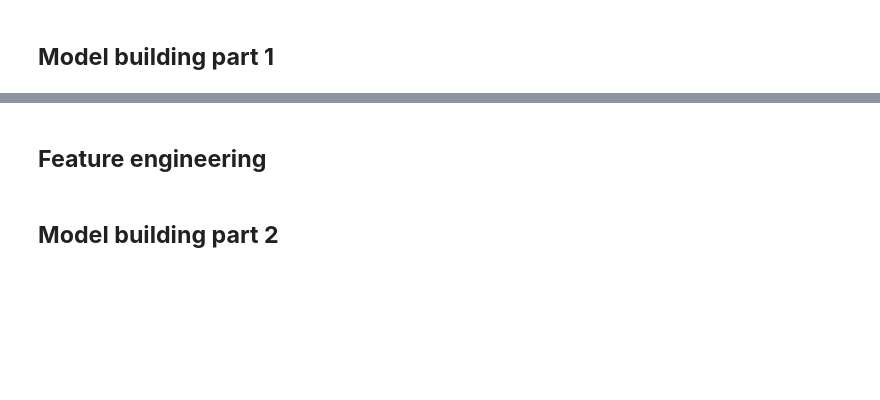
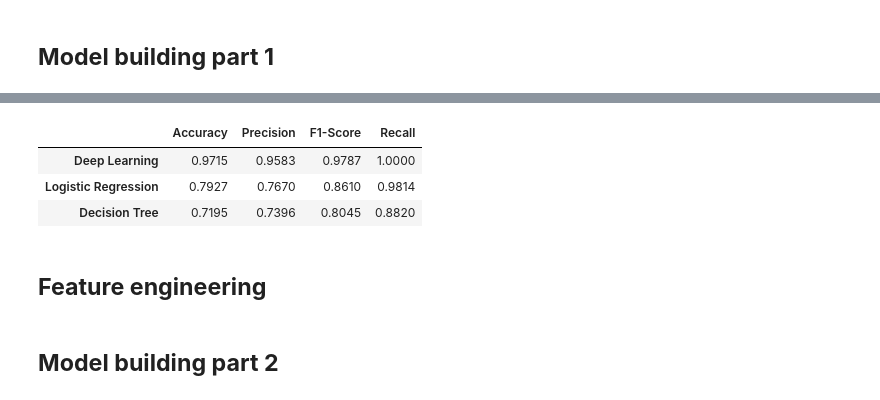
Before and after one commit to MichaelPautz28/Machine-Learning-382-IT-Course, a Jupyter notebook: modeling.ipynb, the cells around one changed output, grey strips where cells are left out. Cells and saved outputs as stored; diff of their text form; code cells hidden in the pictures; blank space fills up the shorter version.

Commit message:
Evaluation and Deep model 1

```diff
--- a/modeling.ipynb
+++ b/modeling.ipynb
@@ -355,0 +408,20 @@ for col in cat_col:
+# %%
+# Model building and fitting
+regression_Model = make_pipeline(
+    OneHotEncoder(use_cat_names=True),
+    LogisticRegression(max_iter=2500)
+)
+regression_Model.fit(x_Train, y_Train)
+
+# Display accuracy scores
+lr_train_acc = regression_Model.score(x_Train, y_Train)
+lr_val_acc = regression_Model.score(x_Val, y_Val)
+print("Logistic Regression training accuracy:", lr_train_acc)
+print("Logistic Regression validation accuracy:", lr_val_acc)
+
+y_val_pred_reg = regression_Model.predict(x_Val)
+
+accuracy_scores.append(accuracy_score(y_Val, y_val_pred_reg).round(4)),
+precisions.append(precision_score(y_Val, y_val_pred_reg).round(4)),
+recalls.append(recall_score(y_Val, y_val_pred_reg).round(4)),
+f1_scores.append(f1_score(y_Val, y_val_pred_reg).round(4))
@@ -358,3 +554,24 @@ for col in cat_col:
+# %%
+# Comparing Deep Learning to previous algorithms
+metrics = {
+        'Accuracy': accuracy_scores,
+        'Precision': precisions,
+        'F1-Score': f1_scores,
+        'Recall': recalls
+    }
+
+pd.DataFrame(
+    data=metrics,
+    index=['Logistic Regression', 'Decision Tree','Deep Learning']
+).sort_values(
+    by='Accuracy',
+    ascending=False
+)
+# %% [output]
+|  | Accuracy | Precision | F1-Score | Recall |
+| Deep Learning | 0.9715 | 0.9583 | 0.9787 | 1.0000 |
+| Logistic Regression | 0.7927 | 0.7670 | 0.8610 | 0.9814 |
+| Decision Tree | 0.7195 | 0.7396 | 0.8045 | 0.8820 |
 # %% [markdown]
 ## __Feature engineering__
 # %% [markdown]
```
Also changed, not shown: parts of 11 cells of this notebook.
